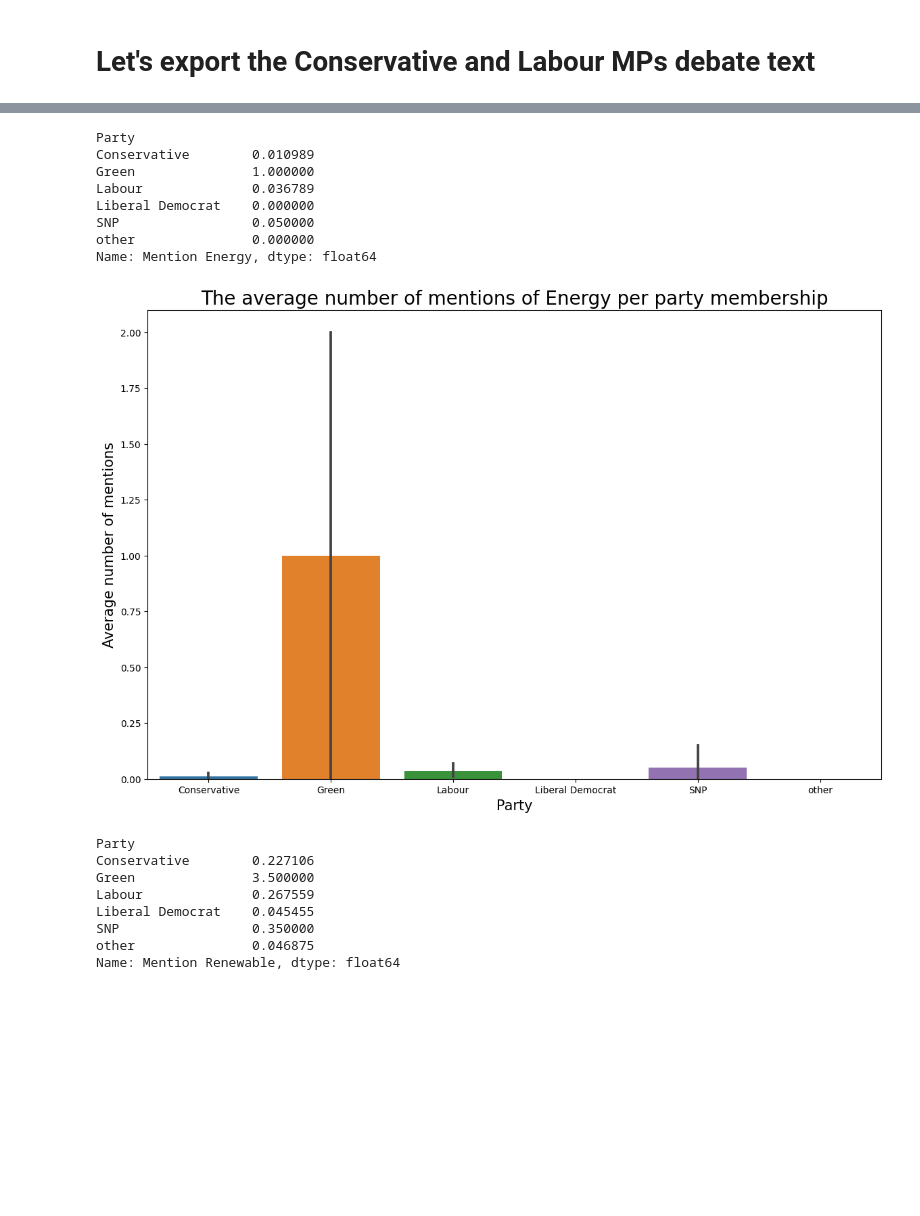
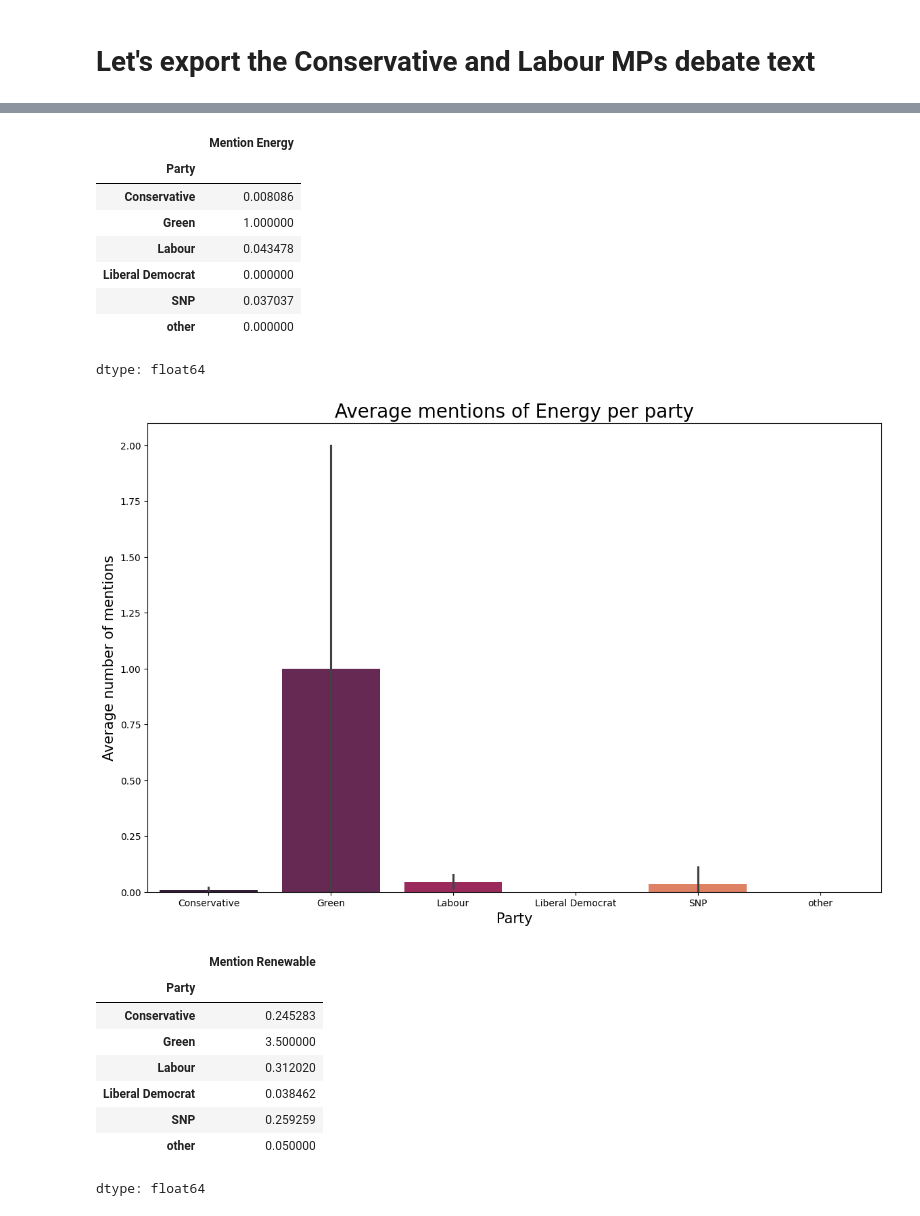
Before and after one commit to TristanCann/HackAI-Intro-NLP-scraping, a Jupyter notebook: Scrape_webpages_parliamentary_debates.ipynb, the cells around one changed output, grey strips where cells are left out. Saved outputs shown, nothing was run; the diff lists cells and outputs as text; code cells hidden in the pictures; blank space fills up the shorter version.

```diff
--- a/Scrape_webpages_parliamentary_debates.ipynb
+++ b/Scrape_webpages_parliamentary_debates.ipynb
@@ -253,11 +345,11 @@ renewable =[]
 import re
 for i,row in df.iterrows():
   #print(row['Debate Text'])
-  matches = re.findall('renewable', row['Debate Text'].lower())
+  matches = re.findall('renewable', row['Text'].lower())
   if len(matches)>0:
     print(matches)
   energy.append(len(matches))
-  matches2 = re.findall('energy', row['Debate Text'].lower())
+  matches2 = re.findall('energy', row['Text'].lower())
   if len(matches2)>0:
     print(matches2)
   renewable.append(len(matches2))
@@ -290,41 +440,44 @@ from scipy.stats import pearsonr # Pearson's r
 # %%
 # Let's get the mean number of mentions per party
-df2.groupby('Party')['Mention Energy'].mean() # Fake titles seem to be longer than real ones
+df2.groupby('Party')['Mention Energy'].mean()
 # %% [output]
+|  | Mention Energy |
+| Party |  |
+| Conservative | 0.008086 |
+| Green | 1.000000 |
+| Labour | 0.043478 |
+| Liberal Democrat | 0.000000 |
+| SNP | 0.037037 |
+| other | 0.000000 |
-Party
-Conservative        0.010989
-Green               1.000000
-Labour              0.036789
-Liberal Democrat    0.000000
-SNP                 0.050000
-other               0.000000
-Name: Mention Energy, dtype: float64
+dtype: float64
 # %%
-import seaborn as sns
+import seaborn as sns # another visualisations / graphing library
 
 plt.figure(figsize = (14, 9))
 
-sns.barplot(data = df2, x = 'Party', y = 'Mention Energy')
+sns.barplot(data = df2, x = 'Party', y = 'Mention Energy', palette='rocket', hue='Party', legend=False) # more colour palettes: https://seaborn.pydata.org/tutorial/color_palettes.html
 
-plt.title('The average number of mentions of Energy per party membership', fontsize = 20)
+
+plt.title('Average mentions of Energy per party', fontsize = 20)
 plt.xlabel('Party', fontsize = 15)
 plt.ylabel('Average number of mentions', fontsize = 15)
 
 plt.show()
 # %% [output]
-[figure, old version]
+[figure, new version]
 # %%
 # Let's get the mean number of mentions per party
-df2.groupby('Party')['Mention Renewable'].mean() # Fake titles seem to be longer than real ones
+df2.groupby('Party')['Mention Renewable'].mean()
 # %% [output]
+|  | Mention Renewable |
+| Party |  |
+| Conservative | 0.245283 |
+| Green | 3.500000 |
+| Labour | 0.312020 |
+| Liberal Democrat | 0.038462 |
+| SNP | 0.259259 |
+| other | 0.050000 |
-Party
-Conservative        0.227106
-Green               3.500000
-Labour              0.267559
-Liberal Democrat    0.045455
-SNP                 0.350000
-other               0.046875
-Name: Mention Renewable, dtype: float64
+dtype: float64
 # %%
 plt.figure(figsize = (14, 9))
 
```
Also changed, not shown: parts of 17 cells of this notebook.
